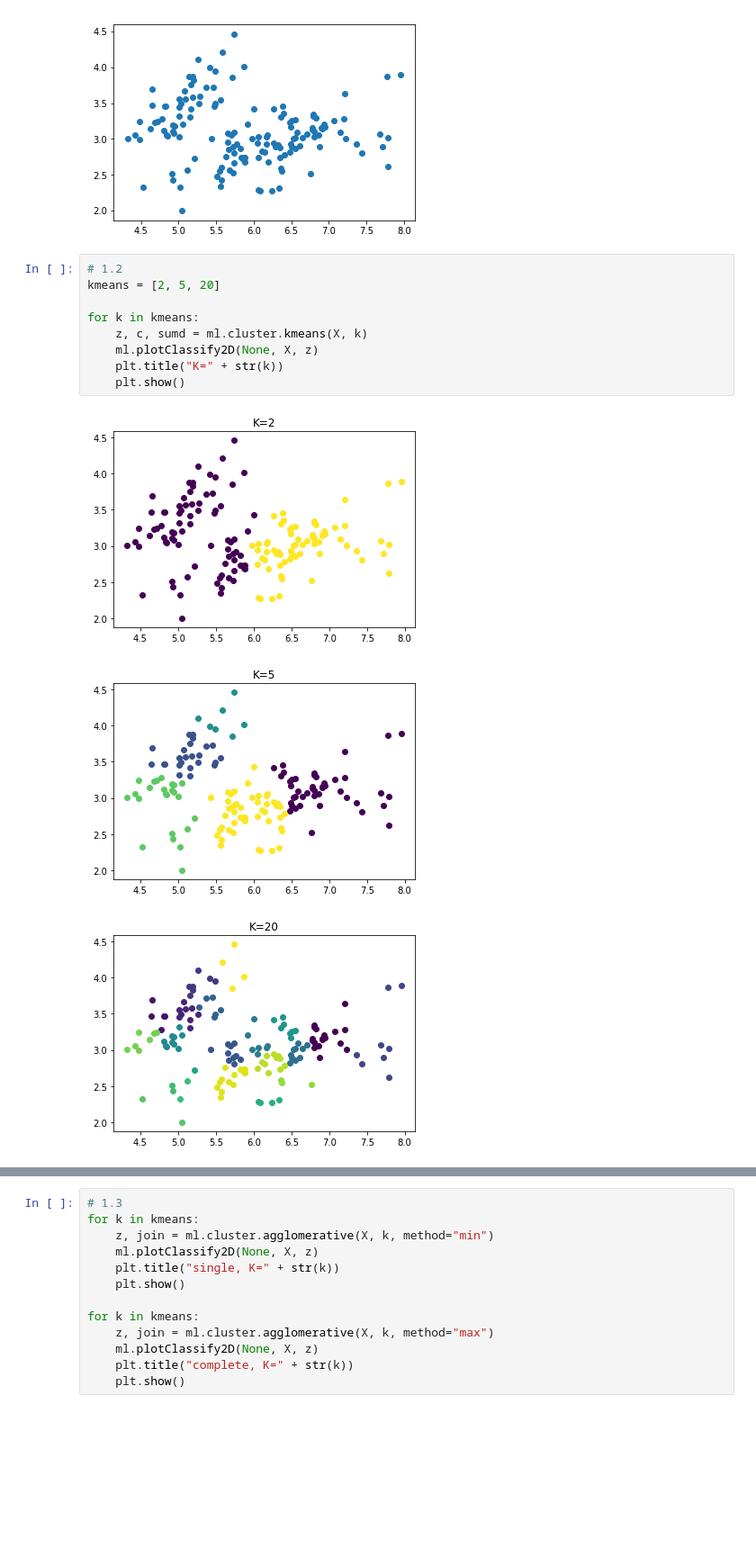
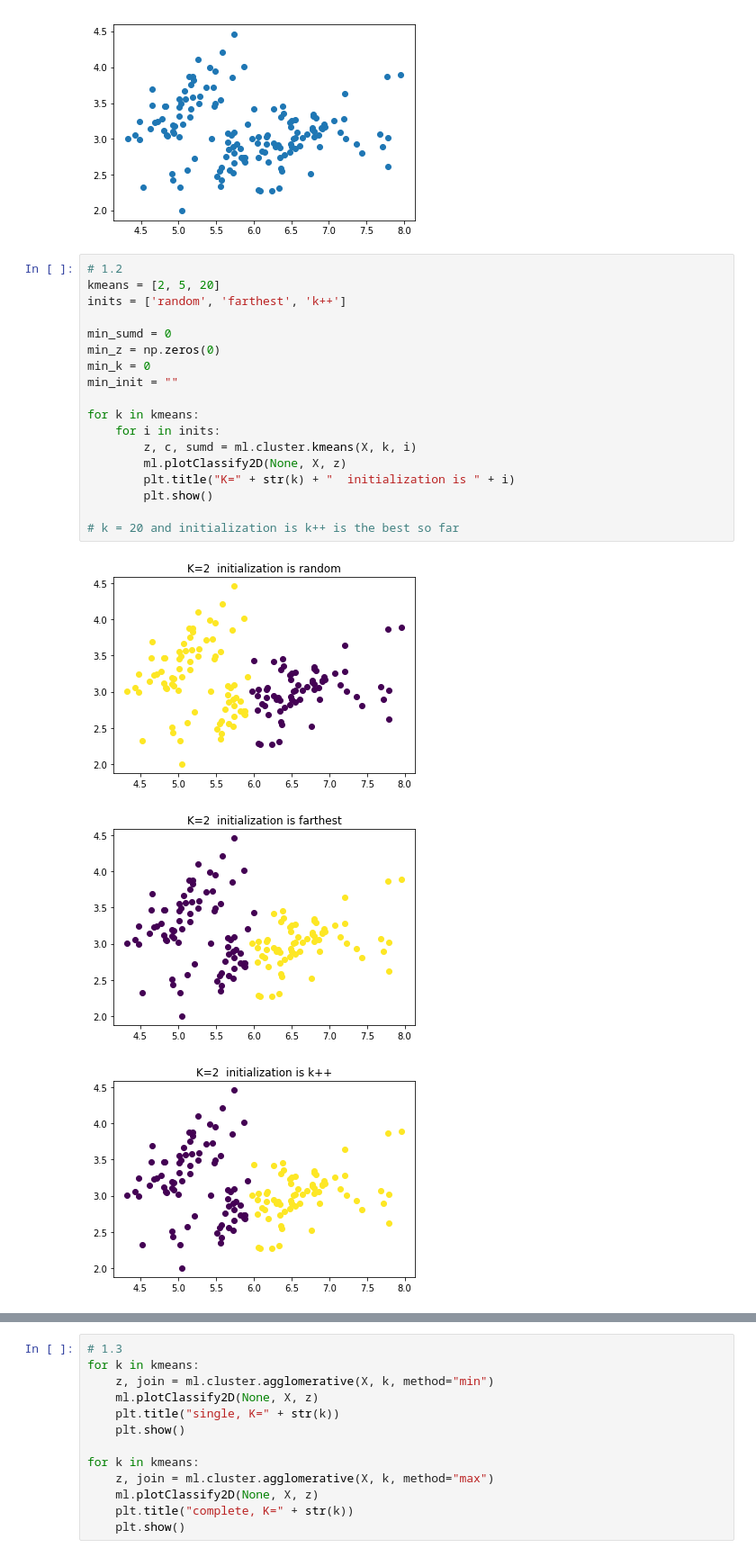
Before and after one commit to Tivcrmn/uci-cs273a, a Jupyter notebook: HW5/Homework5_12_04.ipynb, the cells around one changed output, grey strips where cells are left out. Shown: that part at 90% size. Saved outputs shown, nothing was run; the diff lists cells and outputs as text; blank space fills up the shorter version.

```diff
--- a/HW5/Homework5_12_04.ipynb
+++ b/HW5/Homework5_12_04.ipynb
@@ -19,13 +19,22 @@ plt.show()
 # %%
 # 1.2
 kmeans = [2, 5, 20]
+inits = ['random', 'farthest', 'k++']
+
+min_sumd = 0
+min_z = np.zeros(0)
+min_k = 0
+min_init = ""
 
 for k in kmeans:
-    z, c, sumd = ml.cluster.kmeans(X, k)
-    ml.plotClassify2D(None, X, z)
-    plt.title("K=" + str(k))
-    plt.show()
+    for i in inits:
+        z, c, sumd = ml.cluster.kmeans(X, k, i)
+        ml.plotClassify2D(None, X, z)
+        plt.title("K=" + str(k) + "  initialization is " + i)
+        plt.show()
+
+# k = 20 and initialization is k++ is the best so far
 # %% [output]
-[figure, old version]
+[figure, new version]
-[figure, old version]
+[figure, new version]
-[figure, old version]
+[figure, new version]
```
Also changed, not shown: parts of 1 cell of this notebook, 12 other files.
